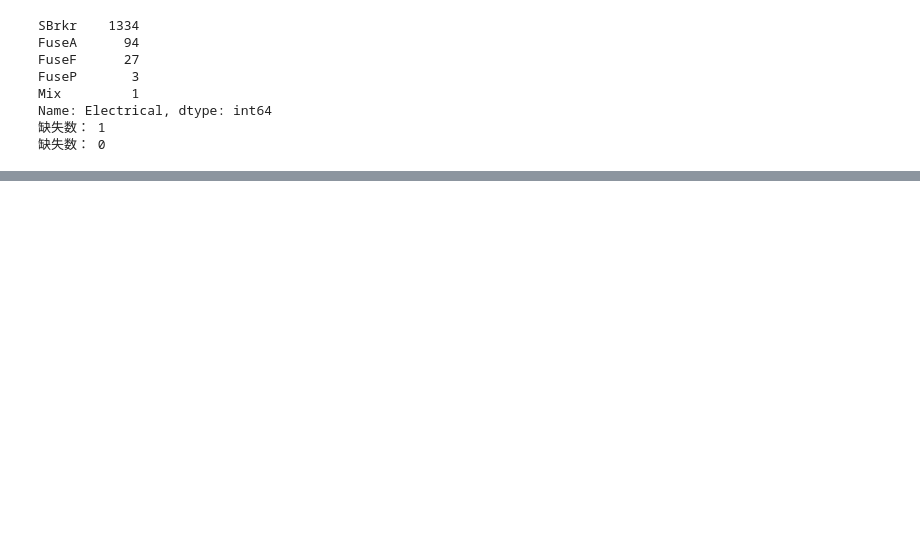
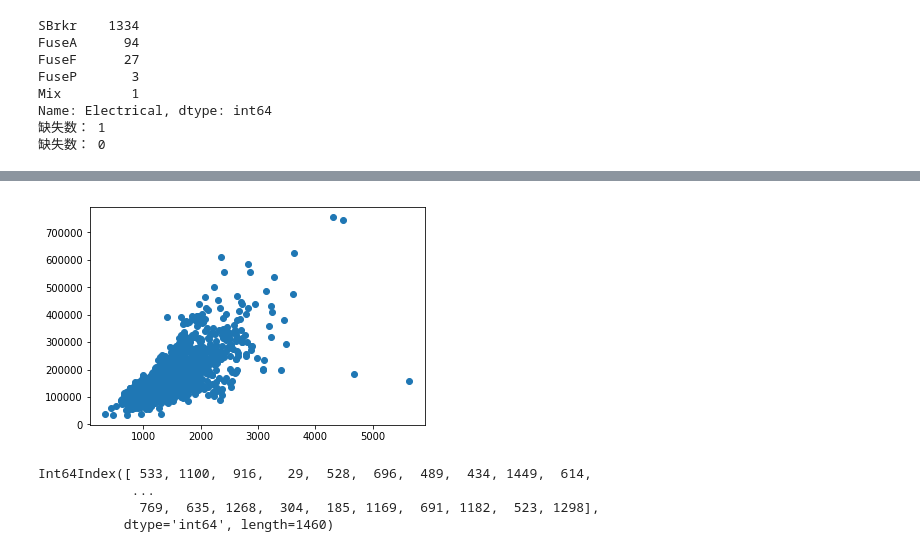
Before and after one commit to liushane/house_price, a Jupyter notebook: exercise.ipynb, the cells around one changed output, grey strips where cells are left out. Saved outputs shown, nothing was run; the diff lists cells and outputs as text; code cells hidden in the pictures; blank space fills up the shorter version.

```diff
--- a/exercise.ipynb
+++ b/exercise.ipynb
@@ -610,0 +717,16 @@ print(test.FireplaceQu.isnull().sum())
+# %%
+fig = plt.figure()
+ax1 = plt.scatter(train.GrLivArea,train.SalePrice)
+# ax1.xlabel='GrLivArea'
+# ax1.ylabel='SalePrice'
+# ax1.legand()
+# %% [output]
+[figure, added]
+# %%
+train.sort_values(by='GrLivArea').index
+# train.drop()
+# %% [output]
+Int64Index([ 533, 1100,  916,   29,  528,  696,  489,  434, 1449,  614,
+            ...
+             769,  635, 1268,  304,  185, 1169,  691, 1182,  523, 1298],
+           dtype='int64', length=1460)
```
Also changed, not shown: parts of 37 cells of this notebook, 2 other files.
